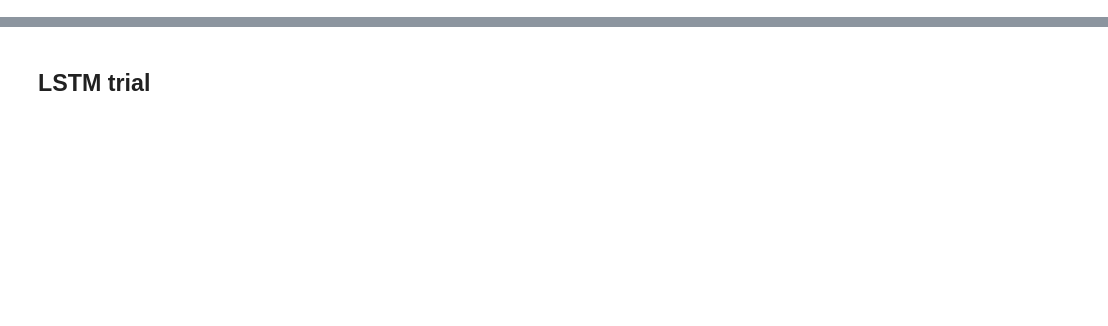
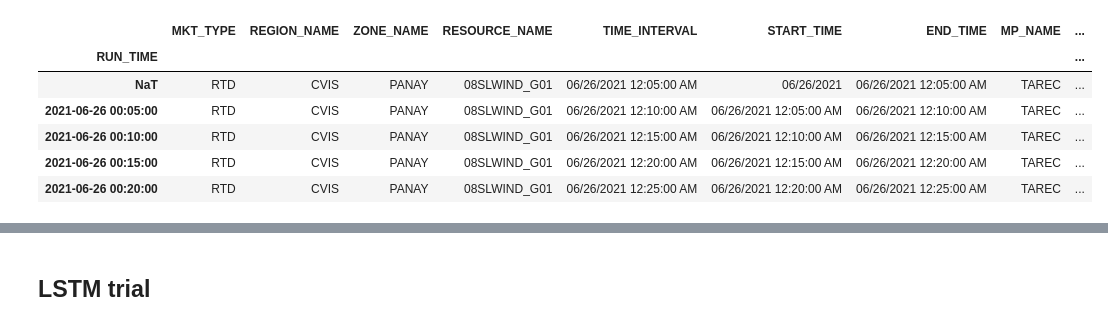
Before and after one commit to gbrosell/maroon-archers, a Jupyter notebook: Basic LSTM.ipynb, the cells around one changed output, grey strips where cells are left out. Saved outputs shown, nothing was run; the diff lists cells and outputs as text; code cells hidden in the pictures; blank space fills up the shorter version.

Commit message:
updated time series notebooks

```diff
--- a/Basic LSTM.ipynb
+++ b/Basic LSTM.ipynb
@@ -9,9 +25,18 @@ import matplotlib.pyplot as plt
 
 from sklearn.metrics import mean_absolute_error, mean_squared_error
 # %%
-df = pd.read_csv(r"C:\Users\ejanv\Desktop\Eskwelabs\Capstone\csv\consolidated_csv_01BURGOS_G01_1.csv")
+df = pd.read_csv(r"C:\Users\ejanv\Downloads\RTD Self-Scheduled Nominations\consolidated_csv_selfsched_08SLWIND_G01.csv")
 # %%
 # transform date column into a datetime column
 df['RUN_TIME'] = pd.to_datetime(df['RUN_TIME'], format='%m/%d/%Y %I:%M:%S %p', errors='coerce')
 df = df.set_index('RUN_TIME')
+df = df[~df.index.duplicated(keep='first')]
 df.head()
+# %% [output]
+|  | MKT_TYPE | REGION_NAME | ZONE_NAME | RESOURCE_NAME | TIME_INTERVAL | START_TIME | END_TIME | MP_NAME | ... |
+| RUN_TIME |  |  |  |  |  |  |  |  | ... |
+| NaT | RTD | CVIS | PANAY | 08SLWIND_G01 | 06/26/2021 12:05:00 AM | 06/26/2021 | 06/26/2021 12:05:00 AM | TAREC | ... |
+| 2021-06-26 00:05:00 | RTD | CVIS | PANAY | 08SLWIND_G01 | 06/26/2021 12:10:00 AM | 06/26/2021 12:05:00 AM | 06/26/2021 12:10:00 AM | TAREC | ... |
+| 2021-06-26 00:10:00 | RTD | CVIS | PANAY | 08SLWIND_G01 | 06/26/2021 12:15:00 AM | 06/26/2021 12:10:00 AM | 06/26/2021 12:15:00 AM | TAREC | ... |
+| 2021-06-26 00:15:00 | RTD | CVIS | PANAY | 08SLWIND_G01 | 06/26/2021 12:20:00 AM | 06/26/2021 12:15:00 AM | 06/26/2021 12:20:00 AM | TAREC | ... |
+| 2021-06-26 00:20:00 | RTD | CVIS | PANAY | 08SLWIND_G01 | 06/26/2021 12:25:00 AM | 06/26/2021 12:20:00 AM | 06/26/2021 12:25:00 AM | TAREC | ... |
```
Also changed, not shown: parts of 39 cells of this notebook, 1 other file.
